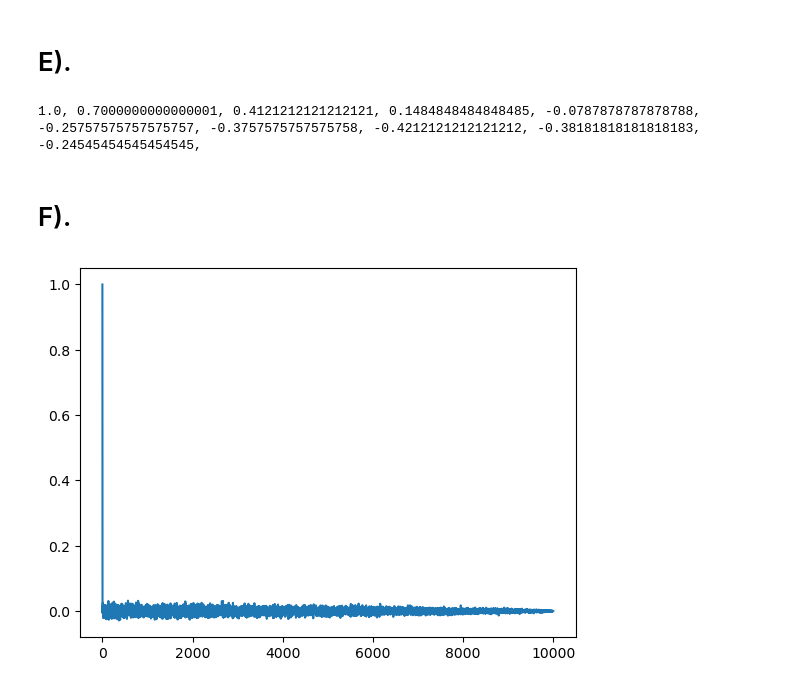
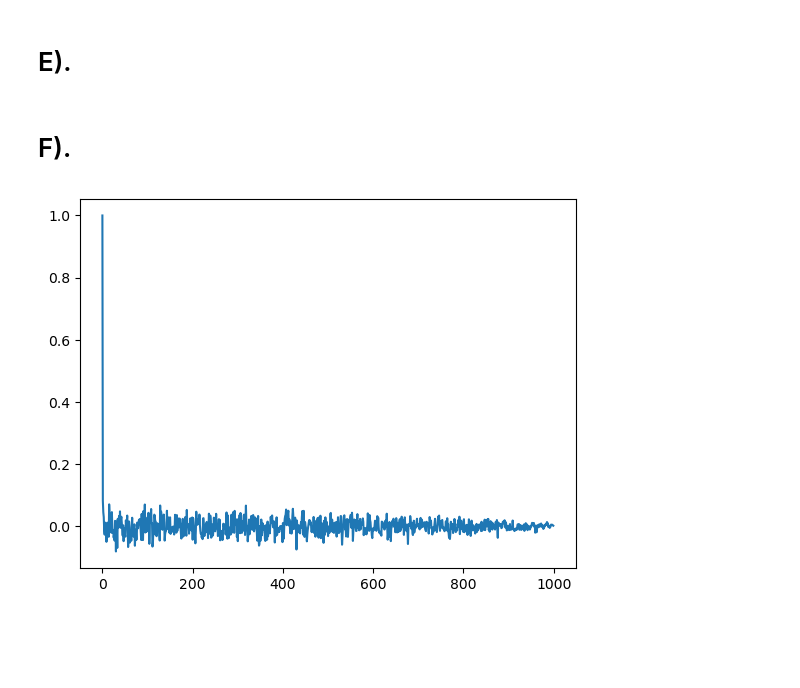
Before and after one commit to karpada2/comp_sci_stuff, a Jupyter notebook: eleventh_grade/classwork/2025-09-15_how_are_random_numbers_generated.ipynb, the cells around one changed output. Saved outputs shown, nothing was run; the diff lists cells and outputs as text; code cells hidden in the pictures; blank space fills up the shorter version.

```diff
--- a/eleventh_grade/classwork/2025-09-15_how_are_random_numbers_generated.ipynb
+++ b/eleventh_grade/classwork/2025-09-15_how_are_random_numbers_generated.ipynb
@@ -169,18 +169,18 @@ def cov(y, k):
 def autocorrelation(y, k):
     return cov(y, k) / np.var(y)
 
-a = np.arange(1, 11)
-for i in range(a.size):
-    print(autocorrelation(a, i), end=", ")
+def autocorrelation_of_all_lags(y):
+    out = np.empty(y.size)
+    for i in range(y.size):
+        out[i] = autocorrelation(y, i)
+    return out
-# %% [output]
-1.0, 0.7000000000000001, 0.4121212121212121, 0.1484848484848485, -0.0787878787878788, -0.25757575757575757, -0.3757575757575758, -0.4212121212121212, -0.38181818181818183, -0.24545454545454545,
 # %% [markdown]
 # F).
 # %%
 # 1).
-randomized_list = normalized_LCG_for_amount(75, 0, (2**31)-1, 1, 10_000)
+randomized_list = normalized_LCG_for_amount(75, 0, (2**31)-1, 1, 1_000)
 autocorrelated = [autocorrelation(randomized_list, k) for k in range(np.size(randomized_list+1))]
 plt.plot(autocorrelated)
 plt.show()
 # %% [output]
-[figure, old version]
+[figure, new version]
```
Also changed, not shown: parts of 2 cells of this notebook.
